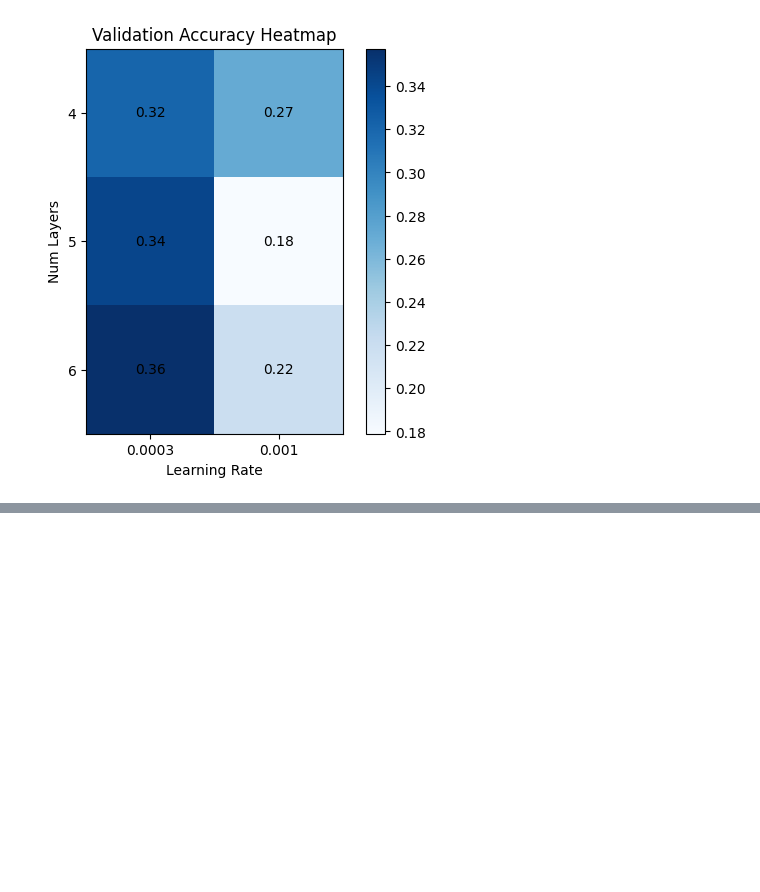
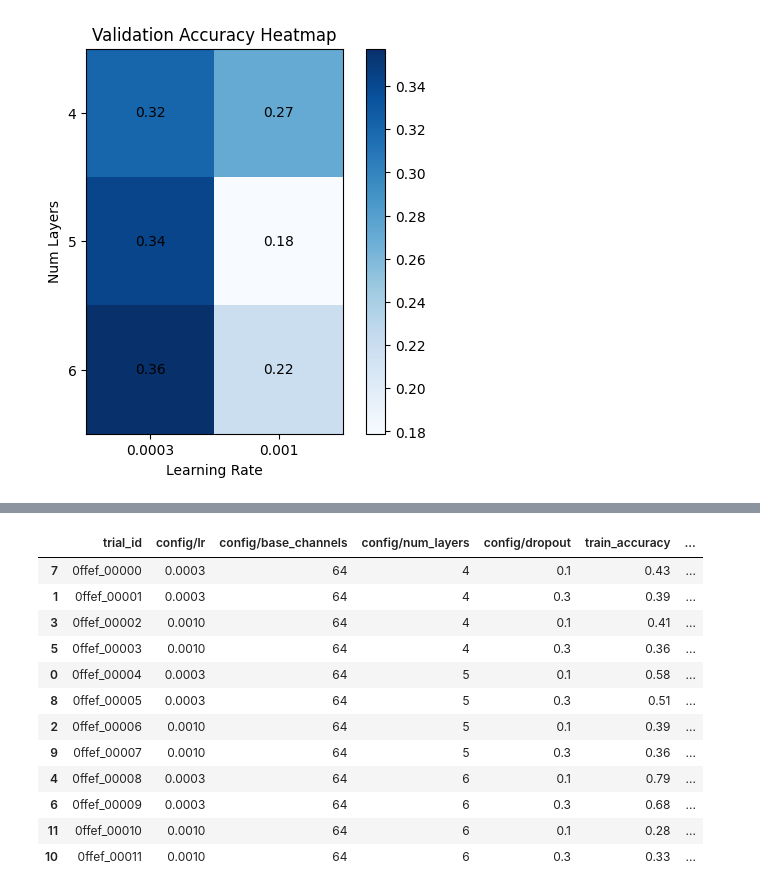
Before and after one commit to jeffreygerrits801/portfolio-S3, a Jupyter notebook: src/visualization-it2-ray-output.ipynb, the cells around one changed output, grey strips where cells are left out. Drawn from its saved outputs; the diff is of its cells as text; code cells hidden in the pictures; blank space fills up the shorter version.

```diff
--- a/src/visualization-it2-ray-output.ipynb
+++ b/src/visualization-it2-ray-output.ipynb
@@ -90,0 +176,33 @@ plt.show()
+# %%
+appendix_df_it2 = create_appendix_df(
+    df_it2,
+    columns=[
+        "trial_id",
+        "config/lr",
+        "config/base_channels",
+        "config/num_layers",
+        "config/dropout",
+        "train_accuracy",
+        "val_accuracy",
+        "val_loss",
+    ],
+    round_cols=["train_accuracy", "val_accuracy", "val_loss"],
+    decimals=2,
+    sort_col="trial_id",
+)
+
+appendix_df_it2
+# %% [output]
+|  | trial_id | config/lr | config/base_channels | config/num_layers | config/dropout | train_accuracy | ... |
+| 7 | 0ffef_00000 | 0.0003 | 64 | 4 | 0.1 | 0.43 | ... |
+| 1 | 0ffef_00001 | 0.0003 | 64 | 4 | 0.3 | 0.39 | ... |
+| 3 | 0ffef_00002 | 0.0010 | 64 | 4 | 0.1 | 0.41 | ... |
+| 5 | 0ffef_00003 | 0.0010 | 64 | 4 | 0.3 | 0.36 | ... |
+| 0 | 0ffef_00004 | 0.0003 | 64 | 5 | 0.1 | 0.58 | ... |
+| 8 | 0ffef_00005 | 0.0003 | 64 | 5 | 0.3 | 0.51 | ... |
+| 2 | 0ffef_00006 | 0.0010 | 64 | 5 | 0.1 | 0.39 | ... |
+| 9 | 0ffef_00007 | 0.0010 | 64 | 5 | 0.3 | 0.36 | ... |
+| 4 | 0ffef_00008 | 0.0003 | 64 | 6 | 0.1 | 0.79 | ... |
+| 6 | 0ffef_00009 | 0.0003 | 64 | 6 | 0.3 | 0.68 | ... |
+| 11 | 0ffef_00010 | 0.0010 | 64 | 6 | 0.1 | 0.28 | ... |
+| 10 | 0ffef_00011 | 0.0010 | 64 | 6 | 0.3 | 0.33 | ... |
```
Also changed, not shown: parts of 3 cells of this notebook, 1 other file.
